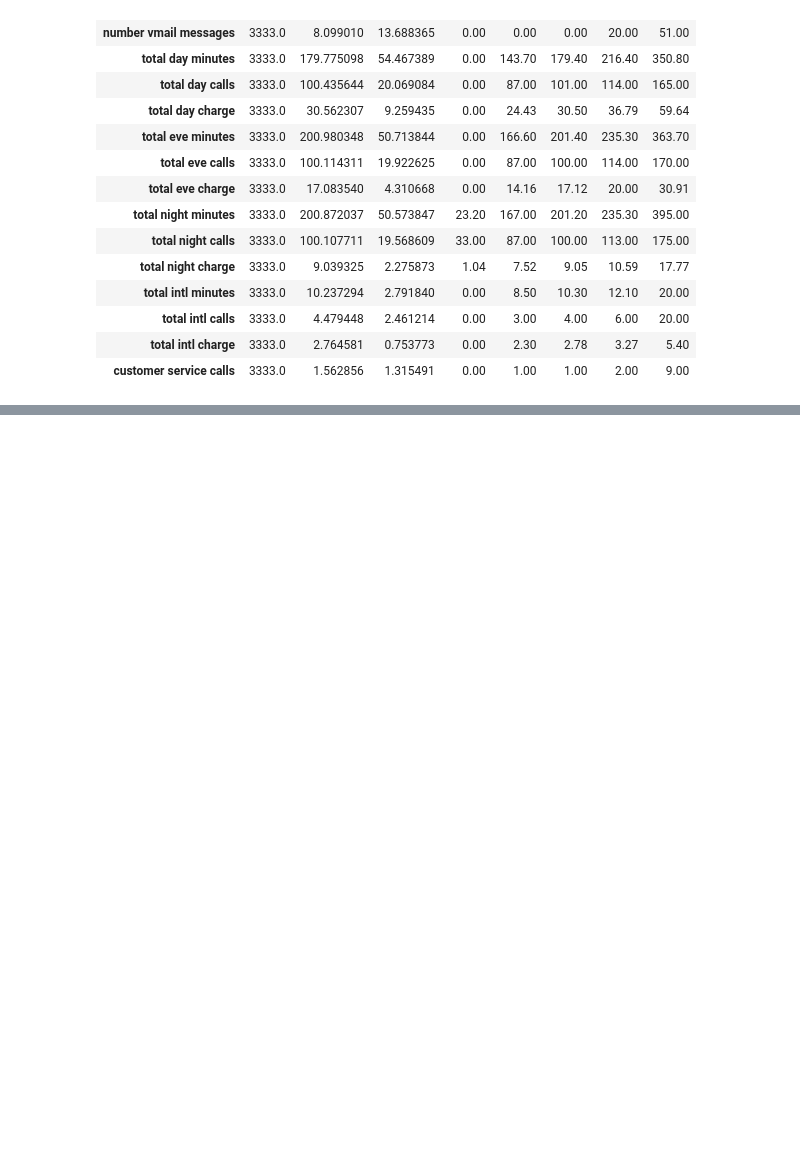
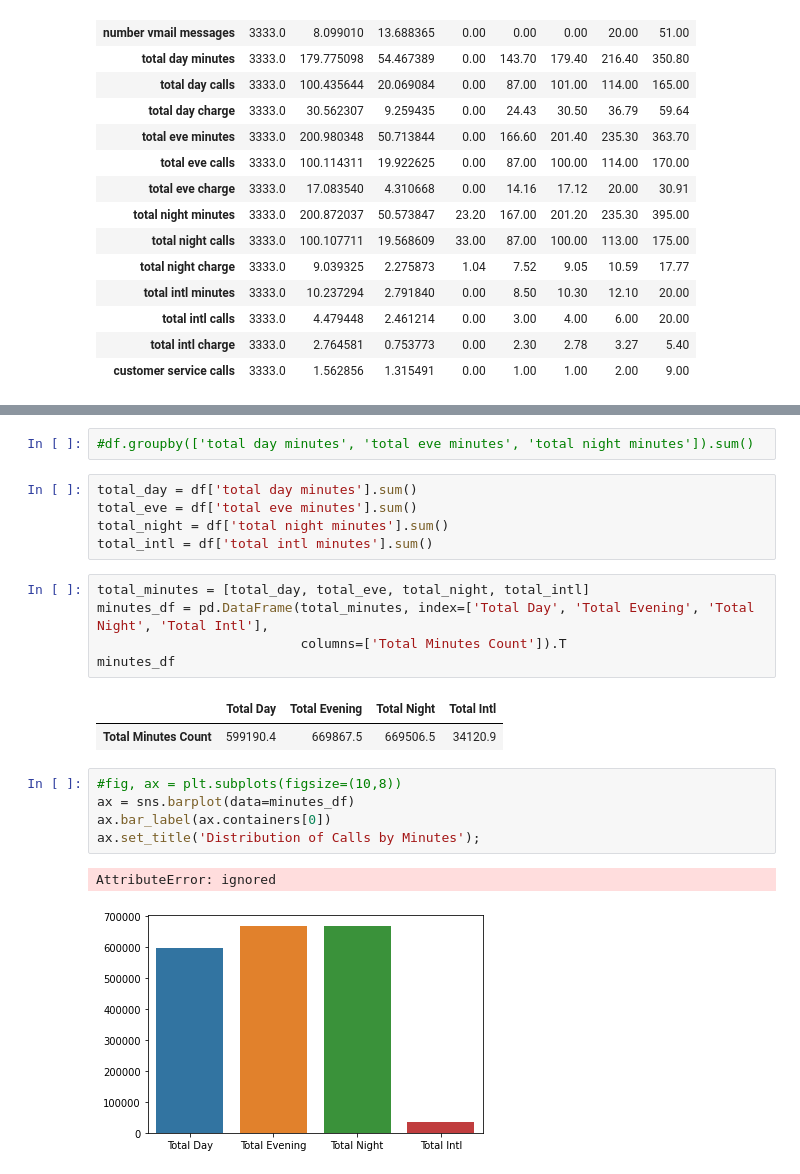
Before and after one commit to MercyNgila/Customer-Churn-Classification, a Jupyter notebook: customer_churn.ipynb, the cells around one changed output, grey strips where cells are left out. Saved outputs shown, nothing was run; the diff lists cells and outputs as text; blank space fills up the shorter version.

```diff
--- a/customer_churn.ipynb
+++ b/customer_churn.ipynb
@@ -135,0 +169,23 @@ df.describe().T
+# %%
+#df.groupby(['total day minutes', 'total eve minutes', 'total night minutes']).sum()
+# %%
+total_day = df['total day minutes'].sum()
+total_eve = df['total eve minutes'].sum()
+total_night = df['total night minutes'].sum()
+total_intl = df['total intl minutes'].sum()
+# %%
+total_minutes = [total_day, total_eve, total_night, total_intl]
+minutes_df = pd.DataFrame(total_minutes, index=['Total Day', 'Total Evening', 'Total Night', 'Total Intl'],
+                          columns=['Total Minutes Count']).T
+minutes_df
+# %% [output]
+|  | Total Day | Total Evening | Total Night | Total Intl |
+| Total Minutes Count | 599190.4 | 669867.5 | 669506.5 | 34120.9 |
+# %%
+#fig, ax = plt.subplots(figsize=(10,8))
+ax = sns.barplot(data=minutes_df)
+ax.bar_label(ax.containers[0])
+ax.set_title('Distribution of Calls by Minutes');
+# %% [output]
+AttributeError: ignored
+[figure, added]
```
Also changed, not shown: parts of 9 cells of this notebook.
